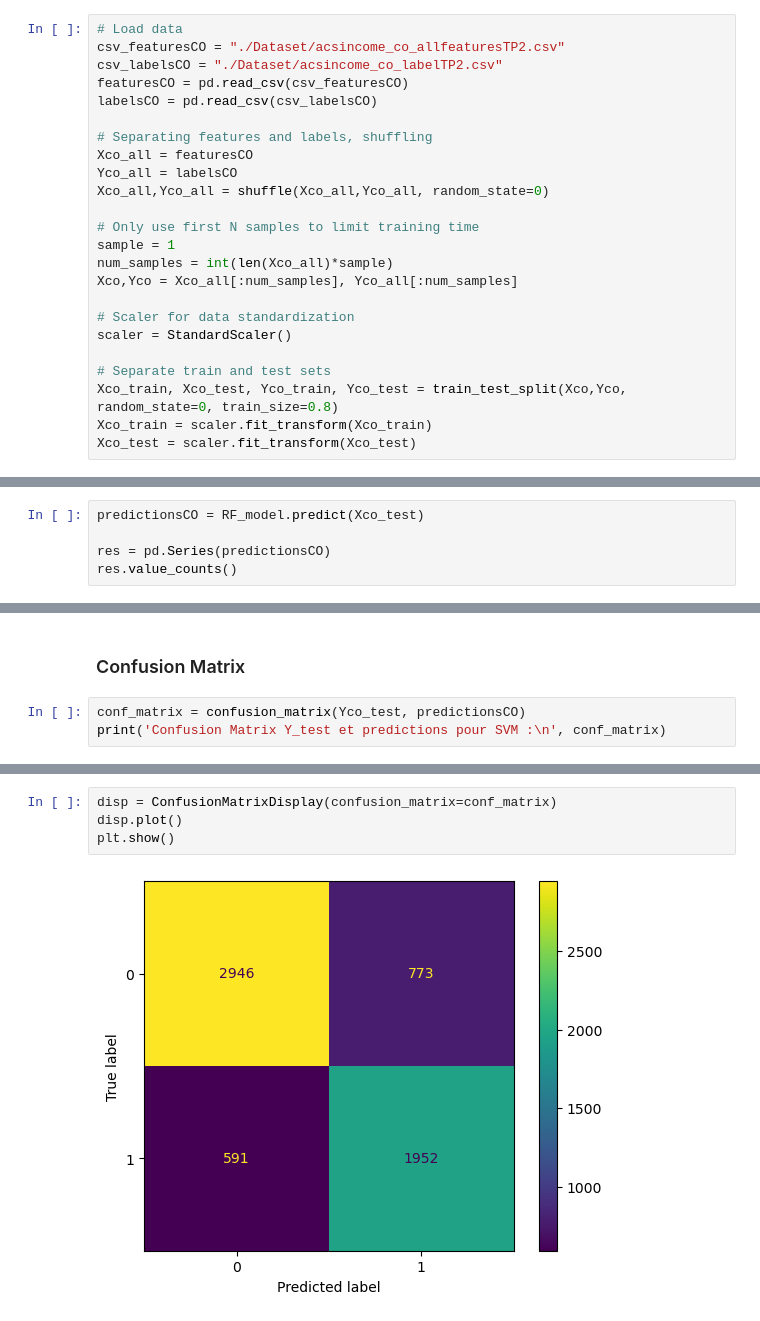
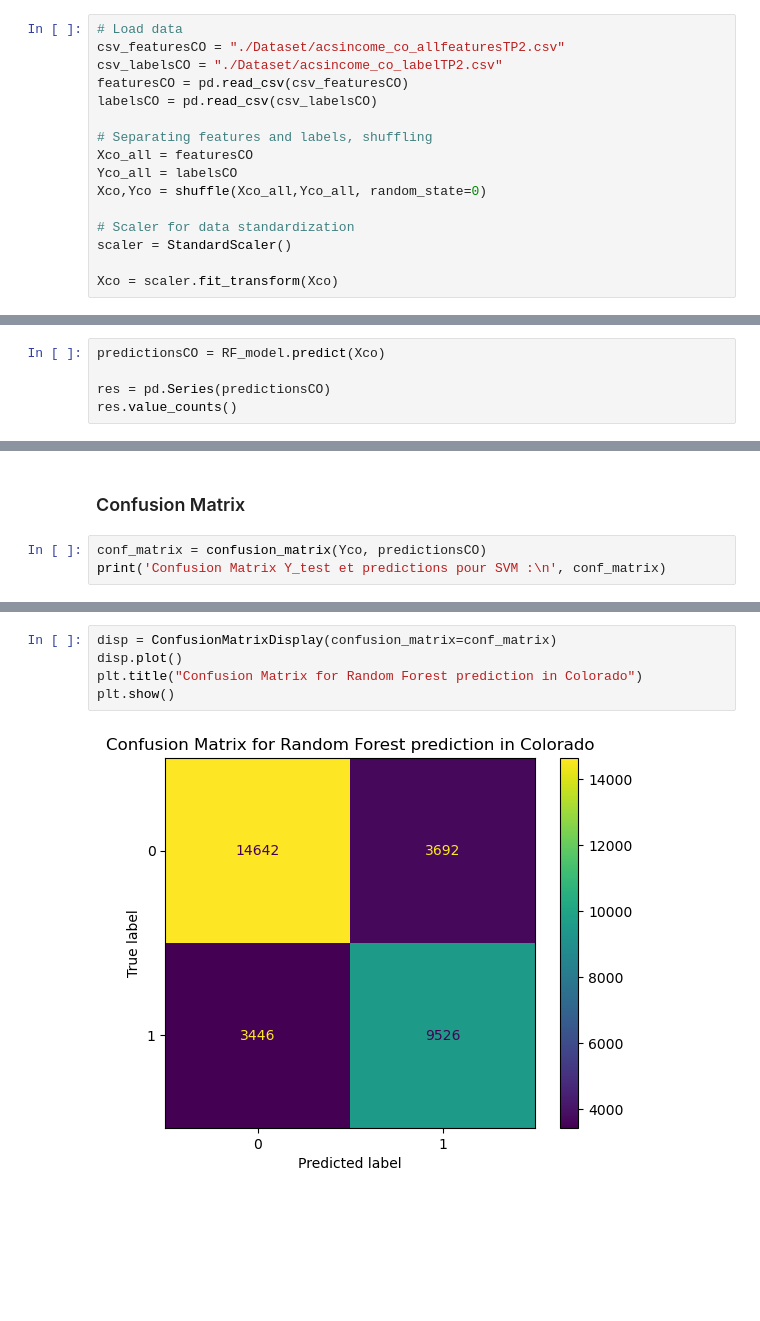
Before and after one commit to thomasclgnt/AS, a Jupyter notebook: RandomForest.ipynb, the cells around one changed output, grey strips where cells are left out. Cells and saved outputs as stored; diff of their text form; blank space fills up the shorter version.

```diff
--- a/RandomForest.ipynb
+++ b/RandomForest.ipynb
@@ -474,17 +467,9 @@ labelsCO = pd.read_csv(csv_labelsCO)
 # Separating features and labels, shuffling
 Xco_all = featuresCO
 Yco_all = labelsCO
-Xco_all,Yco_all = shuffle(Xco_all,Yco_all, random_state=0)
-
-# Only use first N samples to limit training time
-sample = 1
-num_samples = int(len(Xco_all)*sample)
-Xco,Yco = Xco_all[:num_samples], Yco_all[:num_samples]
+Xco,Yco = shuffle(Xco_all,Yco_all, random_state=0)
 
 # Scaler for data standardization
 scaler = StandardScaler()
 
-# Separate train and test sets
-Xco_train, Xco_test, Yco_train, Yco_test = train_test_split(Xco,Yco, random_state=0, train_size=0.8)
-Xco_train = scaler.fit_transform(Xco_train)
-Xco_test = scaler.fit_transform(Xco_test)
+Xco = scaler.fit_transform(Xco)
@@ -505,7 +490,7 @@ On travaille sur 100% des données disponibles pour le Colorado car le dataset e
 # %% [markdown]
 ### Accuracy
 # %%
-predictionsCO = RF_model.predict(Xco_test)
+predictionsCO = RF_model.predict(Xco)
 
 res = pd.Series(predictionsCO)
 res.value_counts()
@@ -536,7 +521,7 @@ weighted avg       0.79      0.78      0.78      6262
 # %% [markdown]
 ### Confusion Matrix
 # %%
-conf_matrix = confusion_matrix(Yco_test, predictionsCO)
+conf_matrix = confusion_matrix(Yco, predictionsCO)
 print('Confusion Matrix Y_test et predictions pour SVM :\n', conf_matrix)
 # %% [output]
 Confusion Matrix Y_test et predictions pour SVM :
@@ -545,6 +530,7 @@ Confusion Matrix Y_test et predictions pour SVM :
 # %%
 disp = ConfusionMatrixDisplay(confusion_matrix=conf_matrix)
 disp.plot()
+plt.title("Confusion Matrix for Random Forest prediction in Colorado")
 plt.show()
 # %% [output]
-[figure, old version]
+[figure, new version]
```
Also changed, not shown: parts of 18 cells of this notebook, 11 other files.
